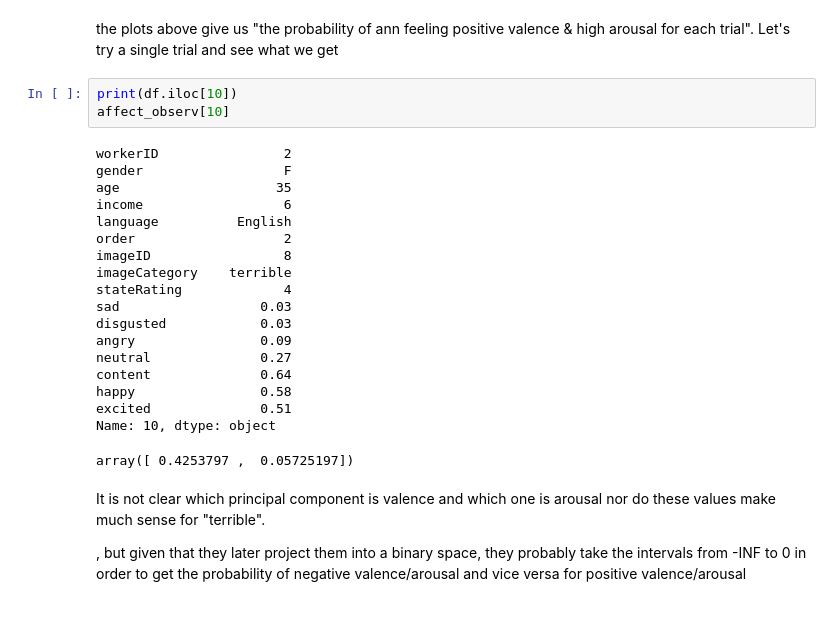
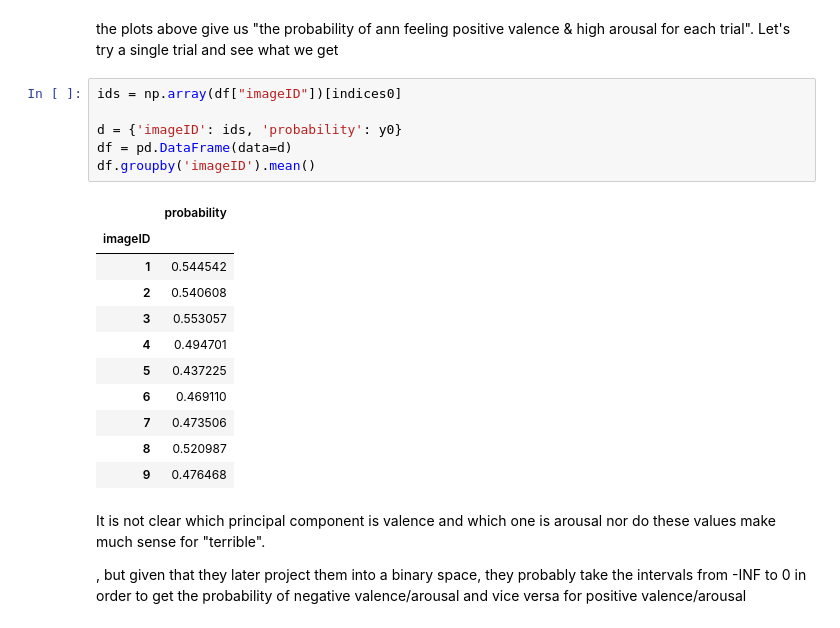
Before and after one commit to BCMarquez/RSA-NN, a Jupyter notebook: irony/irony/Experiment 1.ipynb, the cells around one changed output. Saved outputs shown, nothing was run; the diff lists cells and outputs as text.

```diff
--- a/irony/irony/Experiment 1.ipynb
+++ b/irony/irony/Experiment 1.ipynb
@@ -117,27 +123,23 @@ plt.show()
 # %% [markdown]
 the plots above give us "the probability of ann feeling positive valence & high arousal for each trial". Let's try a single trial and see what we get
-# %%
-print(df.iloc[10])
-affect_observ[10]
-# %% [output]
-workerID                2
-gender                  F
-age                    35
-income                  6
-language          English
-order                   2
-imageID                 8
-imageCategory    terrible
-stateRating             4
-sad                  0.03
-disgusted            0.03
-angry                0.09
-neutral              0.27
-content              0.64
-happy                0.58
-excited              0.51
-Name: 10, dtype: object
-array([ 0.4253797 ,  0.05725197])
+# %%
+ids = np.array(df["imageID"])[indices0]
+
+d = {'imageID': ids, 'probability': y0}
+df = pd.DataFrame(data=d)
+df.groupby('imageID').mean()
+# %% [output]
+|  | probability |
+| imageID |  |
+| 1 | 0.544542 |
+| 2 | 0.540608 |
+| 3 | 0.553057 |
+| 4 | 0.494701 |
+| 5 | 0.437225 |
+| 6 | 0.469110 |
+| 7 | 0.473506 |
+| 8 | 0.520987 |
+| 9 | 0.476468 |
 # %% [markdown]
 It is not clear which principal component is valence and which one is arousal
 nor do these values make much sense for "terrible".
```
Also changed, not shown: parts of 6 cells of this notebook.
